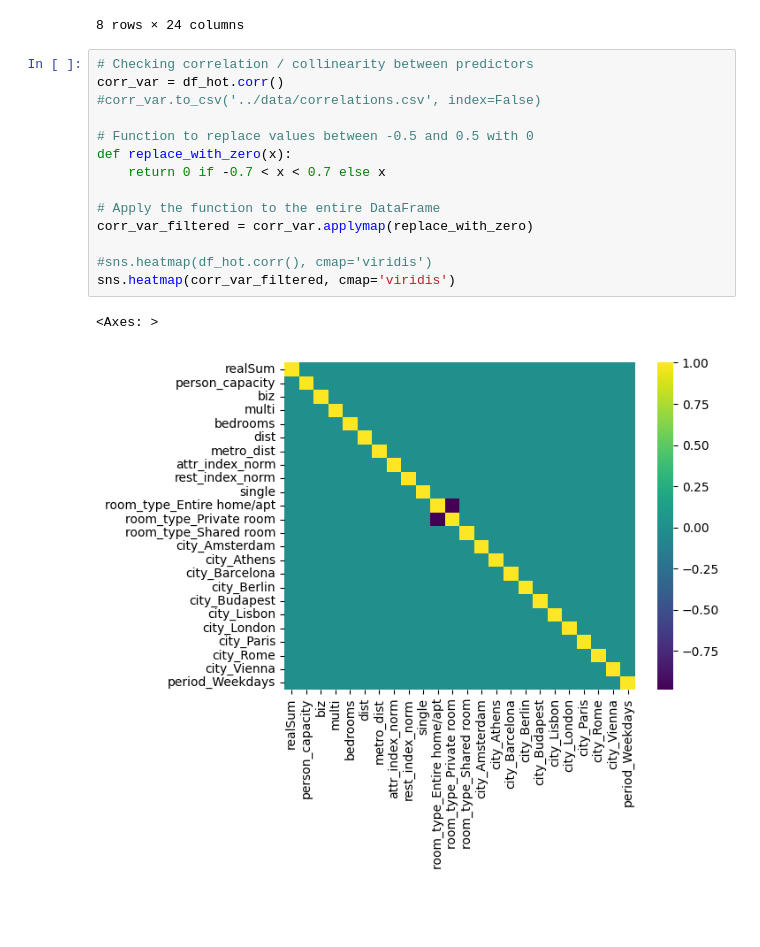
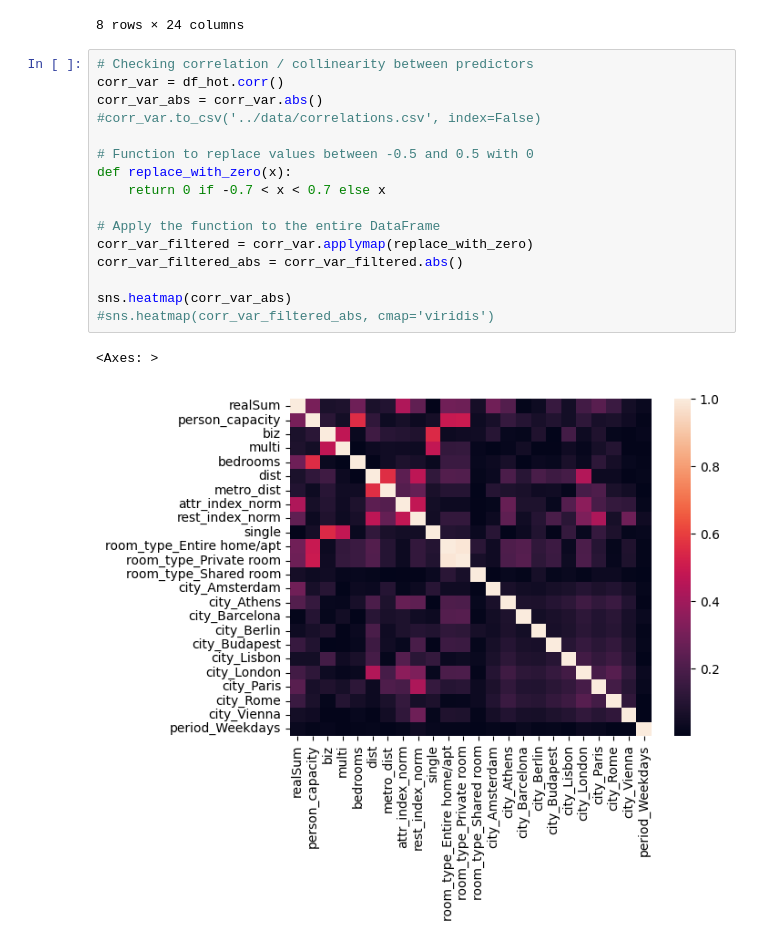
Before and after one commit to AddiH/DataScienceExam, a Jupyter notebook: nbs/data_explore.ipynb, the cells around one changed output. Cells and saved outputs as stored; diff of their text form; blank space fills up the shorter version.

```diff
--- a/nbs/data_explore.ipynb
+++ b/nbs/data_explore.ipynb
@@ -105,17 +106,19 @@ df_hot.describe()
 # %%
 # Checking correlation / collinearity between predictors
 corr_var = df_hot.corr()
+corr_var_abs = corr_var.abs()
 #corr_var.to_csv('../data/correlations.csv', index=False)
 
 # Function to replace values between -0.5 and 0.5 with 0
 def replace_with_zero(x):
     return 0 if -0.7 < x < 0.7 else x
 
 # Apply the function to the entire DataFrame
 corr_var_filtered = corr_var.applymap(replace_with_zero)
+corr_var_filtered_abs = corr_var_filtered.abs()
 
-#sns.heatmap(df_hot.corr(), cmap='viridis')
-sns.heatmap(corr_var_filtered, cmap='viridis')
+sns.heatmap(corr_var_abs)
+#sns.heatmap(corr_var_filtered_abs, cmap='viridis')
 # %% [output]
 <Axes: >
-[figure, old version]
+[figure, new version]
```
Also changed, not shown: parts of 9 cells of this notebook.
